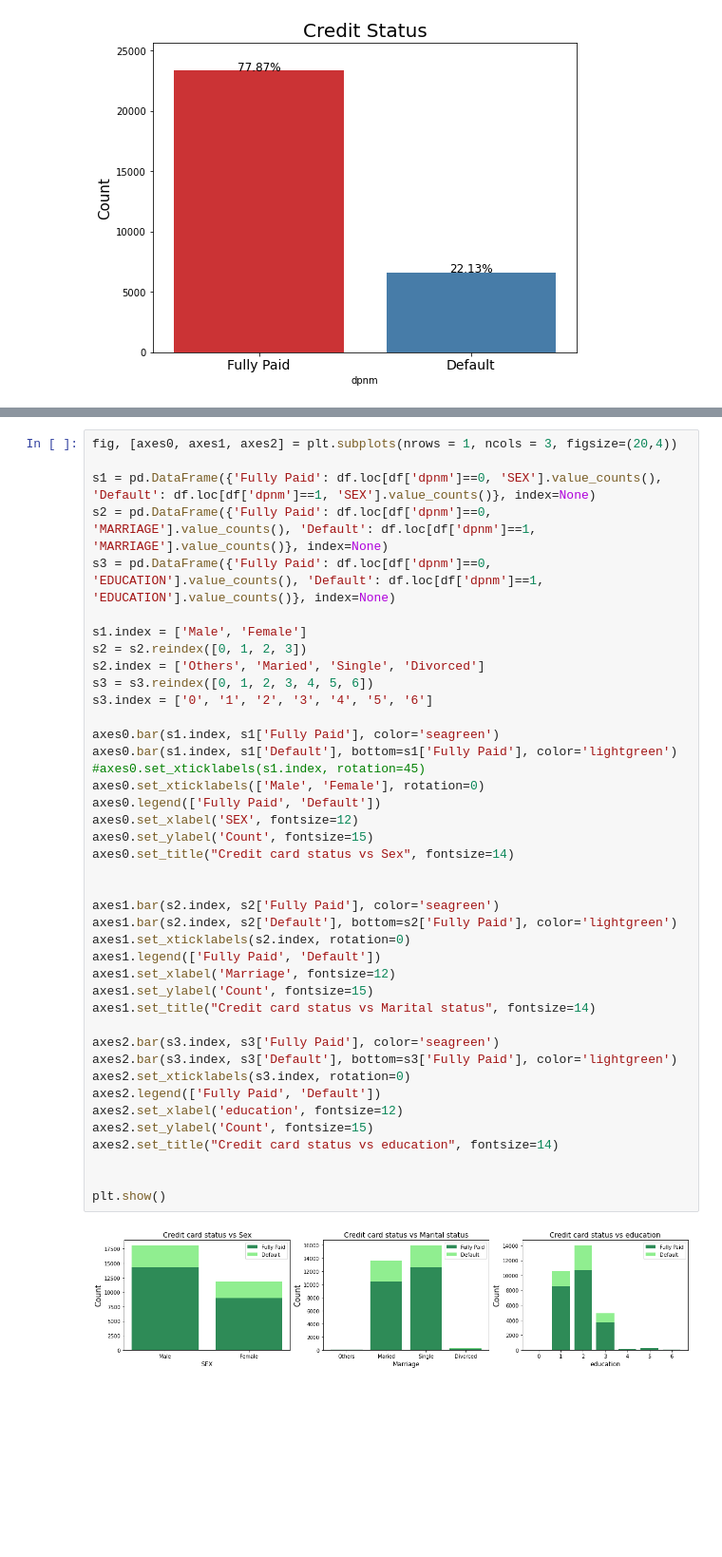
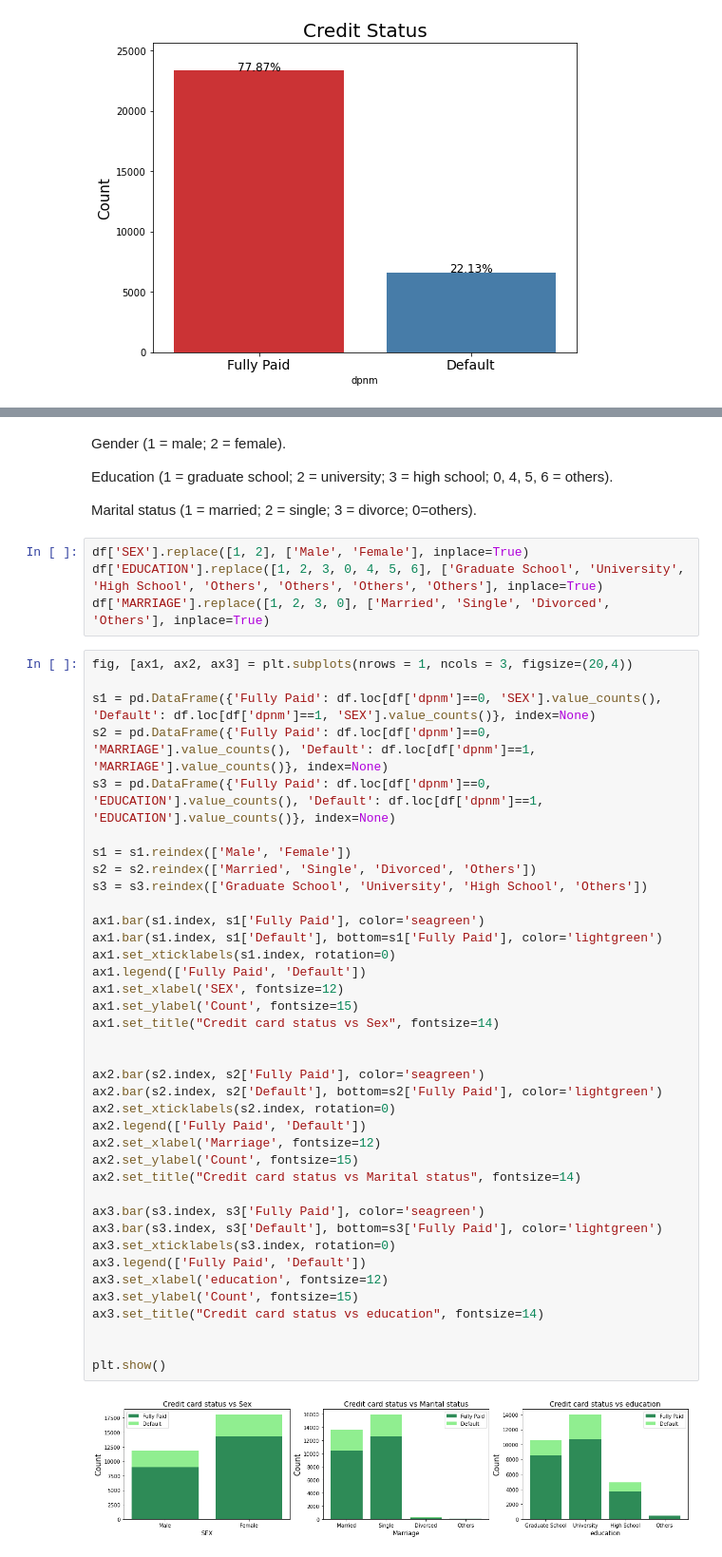
Before and after one commit to somayehY/CreditDefaultPrediction, a Jupyter notebook: CreditDefaultPrediction_DataWrangling.ipynb, the cells around one changed output, grey strips where cells are left out. Shown at 95% size. Cells and saved outputs as stored; diff of their text form; blank space fills up the shorter version.

```diff
--- a/CreditDefaultPrediction_DataWrangling.ipynb
+++ b/CreditDefaultPrediction_DataWrangling.ipynb
@@ -156,43 +186,50 @@ Marital status (1 = married; 2 = single; 3 = divorce; 0=others).
+# %% [markdown]
+Gender (1 = male; 2 = female).
+
+Education (1 = graduate school; 2 = university; 3 = high school; 0, 4, 5, 6 = others).
+
+Marital status (1 = married; 2 = single; 3 = divorce; 0=others).
+# %%
+df['SEX'].replace([1, 2], ['Male', 'Female'], inplace=True)
+df['EDUCATION'].replace([1, 2, 3, 0, 4, 5, 6], ['Graduate School', 'University', 'High School', 'Others', 'Others', 'Others', 'Others'], inplace=True)
+df['MARRIAGE'].replace([1, 2, 3, 0], ['Married', 'Single', 'Divorced', 'Others'], inplace=True)
 # %%
-fig, [axes0, axes1, axes2] = plt.subplots(nrows = 1, ncols = 3, figsize=(20,4))
+fig, [ax1, ax2, ax3] = plt.subplots(nrows = 1, ncols = 3, figsize=(20,4))
 
 s1 = pd.DataFrame({'Fully Paid': df.loc[df['dpnm']==0, 'SEX'].value_counts(), 'Default': df.loc[df['dpnm']==1, 'SEX'].value_counts()}, index=None)
 s2 = pd.DataFrame({'Fully Paid': df.loc[df['dpnm']==0, 'MARRIAGE'].value_counts(), 'Default': df.loc[df['dpnm']==1, 'MARRIAGE'].value_counts()}, index=None)
 s3 = pd.DataFrame({'Fully Paid': df.loc[df['dpnm']==0, 'EDUCATION'].value_counts(), 'Default': df.loc[df['dpnm']==1, 'EDUCATION'].value_counts()}, index=None)
 
-s1.index = ['Male', 'Female']
-s2 = s2.reindex([0, 1, 2, 3])
-s2.index = ['Others', 'Maried', 'Single', 'Divorced']
-s3 = s3.reindex([0, 1, 2, 3, 4, 5, 6])
-s3.index = ['0', '1', '2', '3', '4', '5', '6']
+s1 = s1.reindex(['Male', 'Female'])
+s2 = s2.reindex(['Married', 'Single', 'Divorced', 'Others'])
+s3 = s3.reindex(['Graduate School', 'University', 'High School', 'Others'])
 
-axes0.bar(s1.index, s1['Fully Paid'], color='seagreen')
-axes0.bar(s1.index, s1['Default'], bottom=s1['Fully Paid'], color='lightgreen')
-#axes0.set_xticklabels(s1.index, rotation=45)
-axes0.set_xticklabels(['Male', 'Female'], rotation=0)
-axes0.legend(['Fully Paid', 'Default'])
-axes0.set_xlabel('SEX', fontsize=12)
-axes0.set_ylabel('Count', fontsize=15)
-axes0.set_title("Credit card status vs Sex", fontsize=14)
+ax1.bar(s1.index, s1['Fully Paid'], color='seagreen')
+ax1.bar(s1.index, s1['Default'], bottom=s1['Fully Paid'], color='lightgreen')
+ax1.set_xticklabels(s1.index, rotation=0)
+ax1.legend(['Fully Paid', 'Default'])
+ax1.set_xlabel('SEX', fontsize=12)
+ax1.set_ylabel('Count', fontsize=15)
+ax1.set_title("Credit card status vs Sex", fontsize=14)
 
 
-axes1.bar(s2.index, s2['Fully Paid'], color='seagreen')
-axes1.bar(s2.index, s2['Default'], bottom=s2['Fully Paid'], color='lightgreen')
-axes1.set_xticklabels(s2.index, rotation=0)
-axes1.legend(['Fully Paid', 'Default'])
-axes1.set_xlabel('Marriage', fontsize=12)
-axes1.set_ylabel('Count', fontsize=15)
-axes1.set_title("Credit card status vs Marital status", fontsize=14)
+ax2.bar(s2.index, s2['Fully Paid'], color='seagreen')
+ax2.bar(s2.index, s2['Default'], bottom=s2['Fully Paid'], color='lightgreen')
+ax2.set_xticklabels(s2.index, rotation=0)
+ax2.legend(['Fully Paid', 'Default'])
+ax2.set_xlabel('Marriage', fontsize=12)
+ax2.set_ylabel('Count', fontsize=15)
+ax2.set_title("Credit card status vs Marital status", fontsize=14)
 
-axes2.bar(s3.index, s3['Fully Paid'], color='seagreen')
-axes2.bar(s3.index, s3['Default'], bottom=s3['Fully Paid'], color='lightgreen')
-axes2.set_xticklabels(s3.index, rotation=0)
-axes2.legend(['Fully Paid', 'Default'])
-axes2.set_xlabel('education', fontsize=12)
-axes2.set_ylabel('Count', fontsize=15)
-axes2.set_title("Credit card status vs education", fontsize=14)
+ax3.bar(s3.index, s3['Fully Paid'], color='seagreen')
+ax3.bar(s3.index, s3['Default'], bottom=s3['Fully Paid'], color='lightgreen')
+ax3.set_xticklabels(s3.index, rotation=0)
+ax3.legend(['Fully Paid', 'Default'])
+ax3.set_xlabel('education', fontsize=12)
+ax3.set_ylabel('Count', fontsize=15)
+ax3.set_title("Credit card status vs education", fontsize=14)
 
 
 plt.show()
 # %% [output]
-[figure, old version]
+[figure, new version]
```
Also changed, not shown: parts of 48 cells of this notebook.
